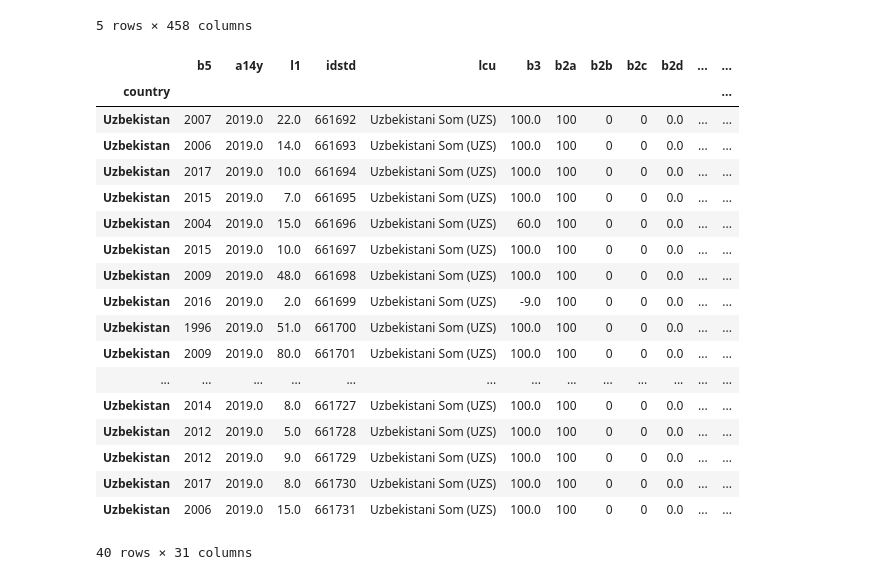
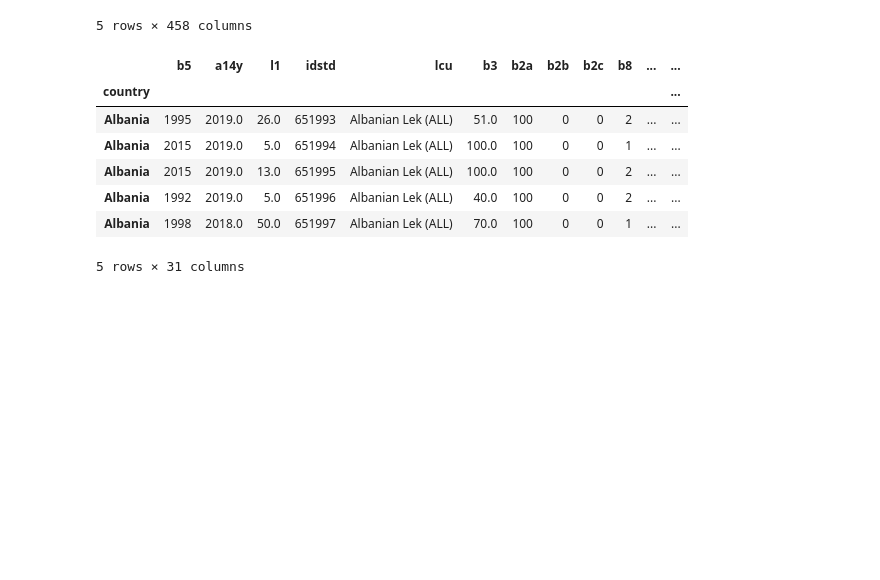
Before and after one commit to ella4-boop/innovation, a Jupyter notebook: emergingeconomiesinvestment.ipynb, the cells around one changed output. Saved outputs shown, nothing was run; the diff lists cells and outputs as text; code cells hidden in the pictures; blank space fills up the shorter version.

```diff
--- a/emergingeconomiesinvestment.ipynb
+++ b/emergingeconomiesinvestment.ipynb
@@ -21,9 +21,9 @@ survey.head()
 | Albania | 651997 | 11 | 1.0 | 871.0 | 542141.0 | NaN | NaN | 1.0 | 1.0 | ... |
 5 rows × 458 columns
 # %%
-investdf = survey[['b5','a14y','l1','idstd', 'lcu', 'b3', 'b2a', 'b2b', 'b2c', 'b2d', 'h1', 'h5', 'bmh1', 'd2','n7a', 'n5a', 'n5c', 'k1c', 'k4',
+investdf = survey[['b5','a14y','l1','idstd', 'lcu', 'b3', 'b2a', 'b2b', 'b2c', 'b8', 'f1', 'h1', 'h5', 'bmh1', 'd2','n7a', 'n5a', 'k1c', 'k4',
                    'k5a', 'k5bc','k5i','k5e','k5f','bmk5a','bmk5b', 'bmk5hdj', 'k15b', 'k16', 'k6', 'k7']]
-investdf.tail(40)
+investdf.head()
 
 #GENERAL
 #b5 = year operations began
@@ -31,53 +31,42 @@ investdf.tail(40)
 #country = country
 #l1 = no. perm employees at end last fiscal year
 #lcu = local currency
 #b3 = %owned by largest owner
 #b2a = %owned private (domestic)
 #b2b = %owned private (foreign)
 #b2c = %owned by state
-#b2d = %owned by other
+#b8 = international quality certificate? y/n
+#f1 = % capacity utilisation in last FY
 
 #INNOVATION
 #h1 = new products/services introduced over last 3 years 1 = yes 2 = no
 #h5 = new or improved processes 1 = yes 2 = no
 #bmh1 = aquisition of external knowledge (not R&D) over last 3 years? 1 = yes 2 = no
 
 #FINANCIAL
 #d2 = total sales last year USD
 #n7a = cost to repurchase all machinery and equipment USD
 #n5a = INVESTMENT total annual equipment expenditure in last FY USD
-#n5c = investment total annual equipment expenditure in year prior to last FY USD
-#k1c = purchases of material input or service on credit
+#k1c = %purchases of material input or service on credit on last FY
 #k4 = purchased fixed assets last fy?
 #k5a = % fixed assets last FY: internal funds
 #k5bc = % fixed assets last FY: bank borrowing
 #k5i = % fixed assets last FY: owners' contributions
 #k5e = % fixed assets last FY: non-bank financial institutions
 #k5f = % fixed assets last FY: credit from suppliers/ advances from customers
 #bmk5a = % fixed assets last FY: gov. grants
 #bmk5b = % fixed assets last FY: issuing bonds
 #bmk5hdj = % fixed assets last FY: other
 #k15b = no. of open lines of credit and outstanding loans
-#k16 = in lasy FY, apply for new loans/lines of credit?
+#k16 = in last FY, apply for new loans/lines of credit?
 #k6 = have checking/ savings account?
 #k7 = have overdraft facility?
 # %% [output]
-|  | b5 | a14y | l1 | idstd | lcu | b3 | b2a | b2b | b2c | b2d | ... | ... |
+|  | b5 | a14y | l1 | idstd | lcu | b3 | b2a | b2b | b2c | b8 | ... | ... |
 | country |  |  |  |  |  |  |  |  |  |  |  | ... |
-| Uzbekistan | 2007 | 2019.0 | 22.0 | 661692 | Uzbekistani Som (UZS) | 100.0 | 100 | 0 | 0 | 0.0 | ... | ... |
-| Uzbekistan | 2006 | 2019.0 | 14.0 | 661693 | Uzbekistani Som (UZS) | 100.0 | 100 | 0 | 0 | 0.0 | ... | ... |
-| Uzbekistan | 2017 | 2019.0 | 10.0 | 661694 | Uzbekistani Som (UZS) | 100.0 | 100 | 0 | 0 | 0.0 | ... | ... |
-| Uzbekistan | 2015 | 2019.0 | 7.0 | 661695 | Uzbekistani Som (UZS) | 100.0 | 100 | 0 | 0 | 0.0 | ... | ... |
-| Uzbekistan | 2004 | 2019.0 | 15.0 | 661696 | Uzbekistani Som (UZS) | 60.0 | 100 | 0 | 0 | 0.0 | ... | ... |
-| Uzbekistan | 2015 | 2019.0 | 10.0 | 661697 | Uzbekistani Som (UZS) | 100.0 | 100 | 0 | 0 | 0.0 | ... | ... |
-| Uzbekistan | 2009 | 2019.0 | 48.0 | 661698 | Uzbekistani Som (UZS) | 100.0 | 100 | 0 | 0 | 0.0 | ... | ... |
-| Uzbekistan | 2016 | 2019.0 | 2.0 | 661699 | Uzbekistani Som (UZS) | -9.0 | 100 | 0 | 0 | 0.0 | ... | ... |
-| Uzbekistan | 1996 | 2019.0 | 51.0 | 661700 | Uzbekistani Som (UZS) | 100.0 | 100 | 0 | 0 | 0.0 | ... | ... |
-| Uzbekistan | 2009 | 2019.0 | 80.0 | 661701 | Uzbekistani Som (UZS) | 100.0 | 100 | 0 | 0 | 0.0 | ... | ... |
-| ... | ... | ... | ... | ... | ... | ... | ... | ... | ... | ... | ... | ... |
-| Uzbekistan | 2014 | 2019.0 | 8.0 | 661727 | Uzbekistani Som (UZS) | 100.0 | 100 | 0 | 0 | 0.0 | ... | ... |
-| Uzbekistan | 2012 | 2019.0 | 5.0 | 661728 | Uzbekistani Som (UZS) | 100.0 | 100 | 0 | 0 | 0.0 | ... | ... |
-| Uzbekistan | 2012 | 2019.0 | 9.0 | 661729 | Uzbekistani Som (UZS) | 100.0 | 100 | 0 | 0 | 0.0 | ... | ... |
-| Uzbekistan | 2017 | 2019.0 | 8.0 | 661730 | Uzbekistani Som (UZS) | 100.0 | 100 | 0 | 0 | 0.0 | ... | ... |
-| Uzbekistan | 2006 | 2019.0 | 15.0 | 661731 | Uzbekistani Som (UZS) | 100.0 | 100 | 0 | 0 | 0.0 | ... | ... |
+| Albania | 1995 | 2019.0 | 26.0 | 651993 | Albanian Lek (ALL) | 51.0 | 100 | 0 | 0 | 2 | ... | ... |
+| Albania | 2015 | 2019.0 | 5.0 | 651994 | Albanian Lek (ALL) | 100.0 | 100 | 0 | 0 | 1 | ... | ... |
+| Albania | 2015 | 2019.0 | 13.0 | 651995 | Albanian Lek (ALL) | 100.0 | 100 | 0 | 0 | 2 | ... | ... |
+| Albania | 1992 | 2019.0 | 5.0 | 651996 | Albanian Lek (ALL) | 40.0 | 100 | 0 | 0 | 2 | ... | ... |
+| Albania | 1998 | 2018.0 | 50.0 | 651997 | Albanian Lek (ALL) | 70.0 | 100 | 0 | 0 | 1 | ... | ... |
-40 rows × 31 columns
+5 rows × 31 columns
```
Also changed, not shown: parts of 5 cells of this notebook.
